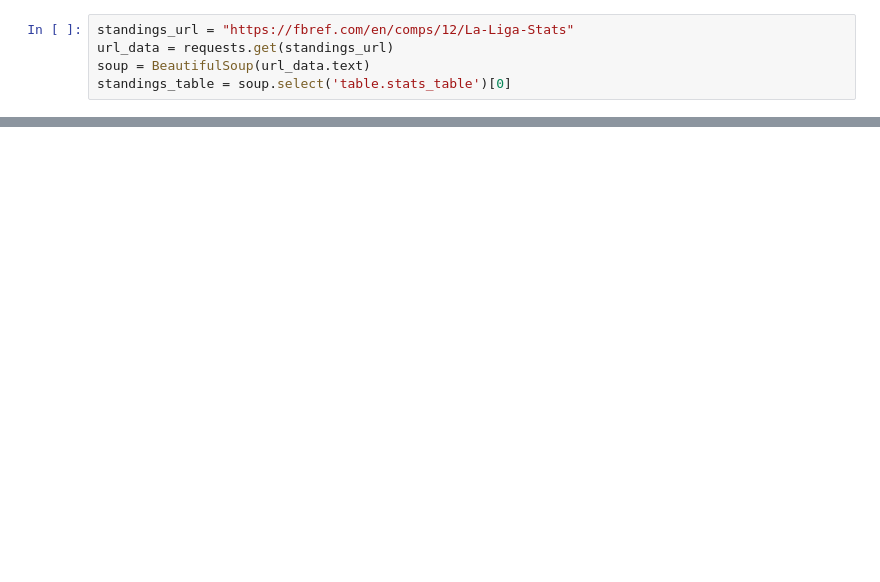
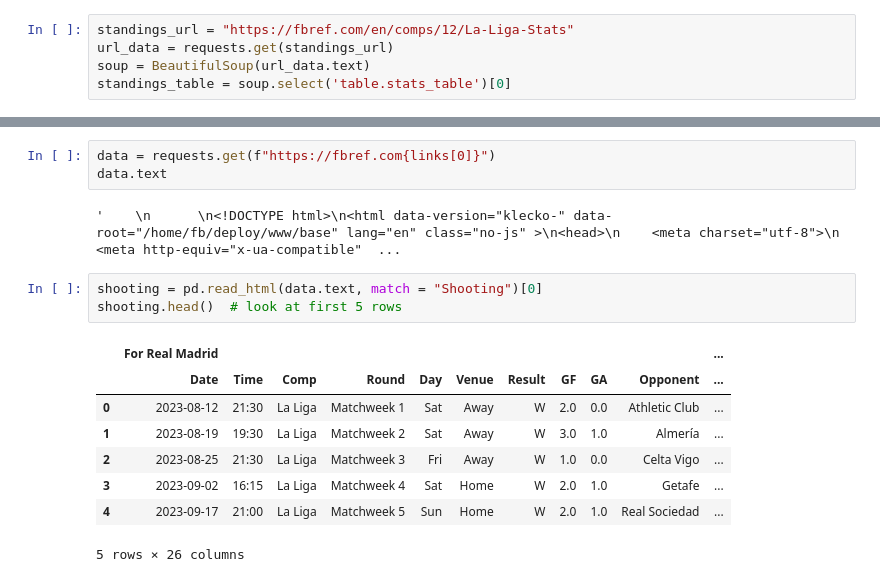
Before and after one commit to rpbuyan/LaLiga-Match-Predictor, a Jupyter notebook: scraper.ipynb, the cells around one changed output, grey strips where cells are left out. Cells and saved outputs as stored; diff of their text form; blank space fills up the shorter version.

```diff
--- a/scraper.ipynb
+++ b/scraper.ipynb
@@ -35,0 +95,17 @@ team_url = team_url
+# %%
+data = requests.get(f"https://fbref.com{links[0]}")
+data.text
+# %% [output]
+'    \n      \n<!DOCTYPE html>\n<html data-version="klecko-" data-root="/home/fb/deploy/www/base" lang="en" class="no-js" >\n<head>\n    <meta charset="utf-8">\n    <meta http-equiv="x-ua-compatible"  ...
+# %%
+shooting = pd.read_html(data.text, match = "Shooting")[0]
+shooting.head()  # look at first 5 rows
+# %% [output]
+|  | For Real Madrid |  |  |  |  |  |  |  |  |  | ... |
+|  | Date | Time | Comp | Round | Day | Venue | Result | GF | GA | Opponent | ... |
+| 0 | 2023-08-12 | 21:30 | La Liga | Matchweek 1 | Sat | Away | W | 2.0 | 0.0 | Athletic Club | ... |
+| 1 | 2023-08-19 | 19:30 | La Liga | Matchweek 2 | Sat | Away | W | 3.0 | 1.0 | Almería | ... |
+| 2 | 2023-08-25 | 21:30 | La Liga | Matchweek 3 | Fri | Away | W | 1.0 | 0.0 | Celta Vigo | ... |
+| 3 | 2023-09-02 | 16:15 | La Liga | Matchweek 4 | Sat | Home | W | 2.0 | 1.0 | Getafe | ... |
+| 4 | 2023-09-17 | 21:00 | La Liga | Matchweek 5 | Sun | Home | W | 2.0 | 1.0 | Real Sociedad | ... |
+5 rows × 26 columns
```
Also changed, not shown: parts of 12 cells of this notebook.
